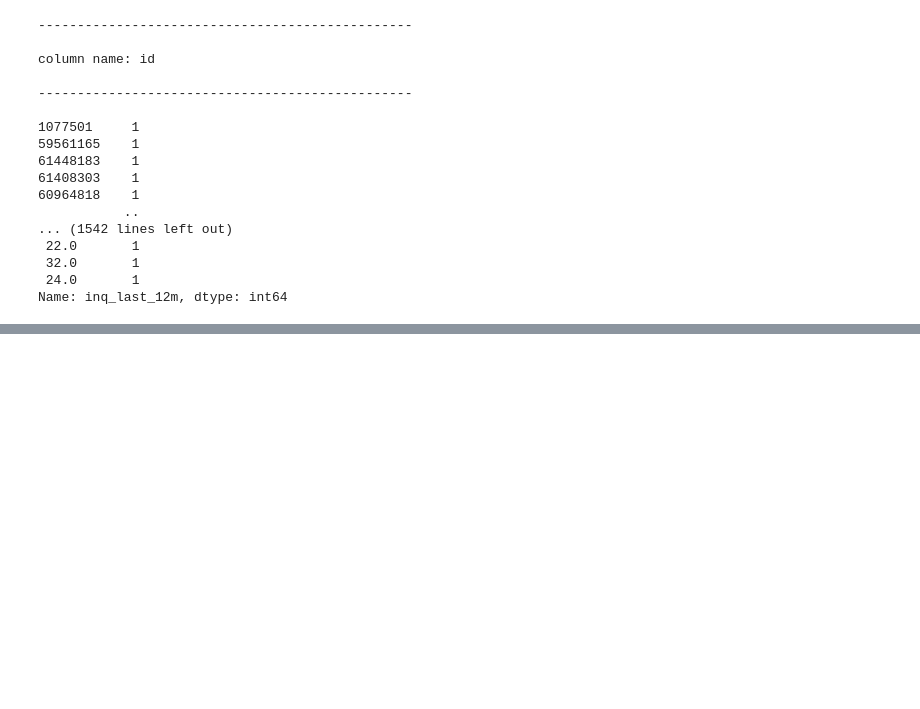
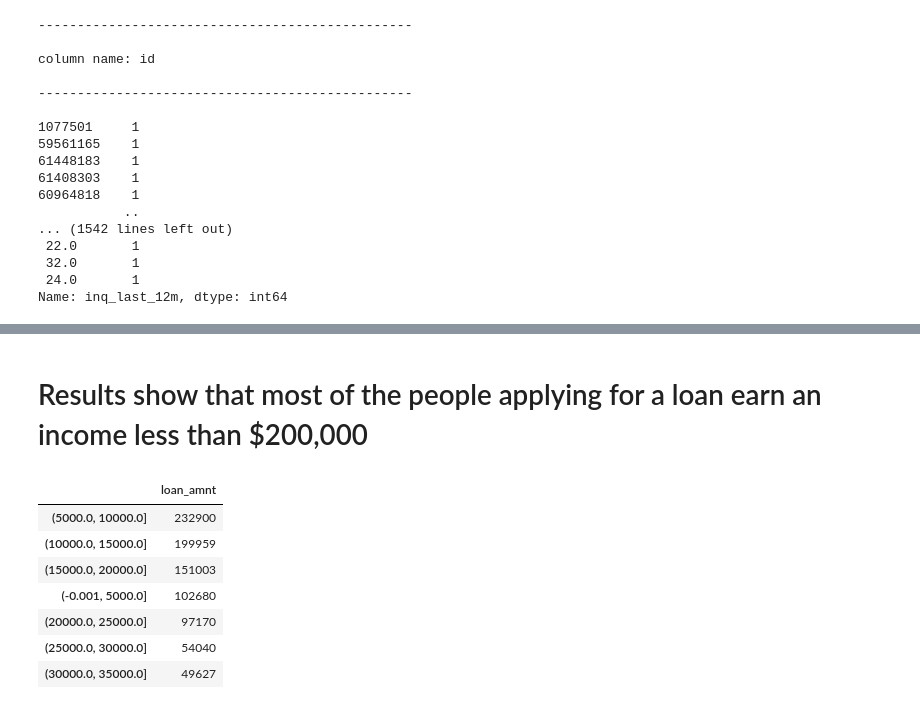
Before and after one commit to jhpro0223/Final_Project_8, a Jupyter notebook: Notebooks/data_exporation.ipynb, the cells around one changed output, grey strips where cells are left out. Cells and saved outputs as stored; diff of their text form; code cells hidden in the pictures; blank space fills up the shorter version.

```diff
--- a/Notebooks/data_exporation.ipynb
+++ b/Notebooks/data_exporation.ipynb
@@ -198,0 +306,15 @@ Name: inq_last_12m, dtype: int64
+# %% [markdown]
+# Results show that most of the people applying for a loan earn an income less than $200,000
+# %%
+bins = [0, 5000, 10000, 15000, 20000, 25000, 30000, 35000]
+loan_amount = pd.DataFrame(df['loan_amnt'].value_counts(bins=bins))
+loan_amount
+# %% [output]
+|  | loan_amnt |
+| (5000.0, 10000.0] | 232900 |
+| (10000.0, 15000.0] | 199959 |
+| (15000.0, 20000.0] | 151003 |
+| (-0.001, 5000.0] | 102680 |
+| (20000.0, 25000.0] | 97170 |
+| (25000.0, 30000.0] | 54040 |
+| (30000.0, 35000.0] | 49627 |
```
Also changed, not shown: parts of 17 cells of this notebook.
